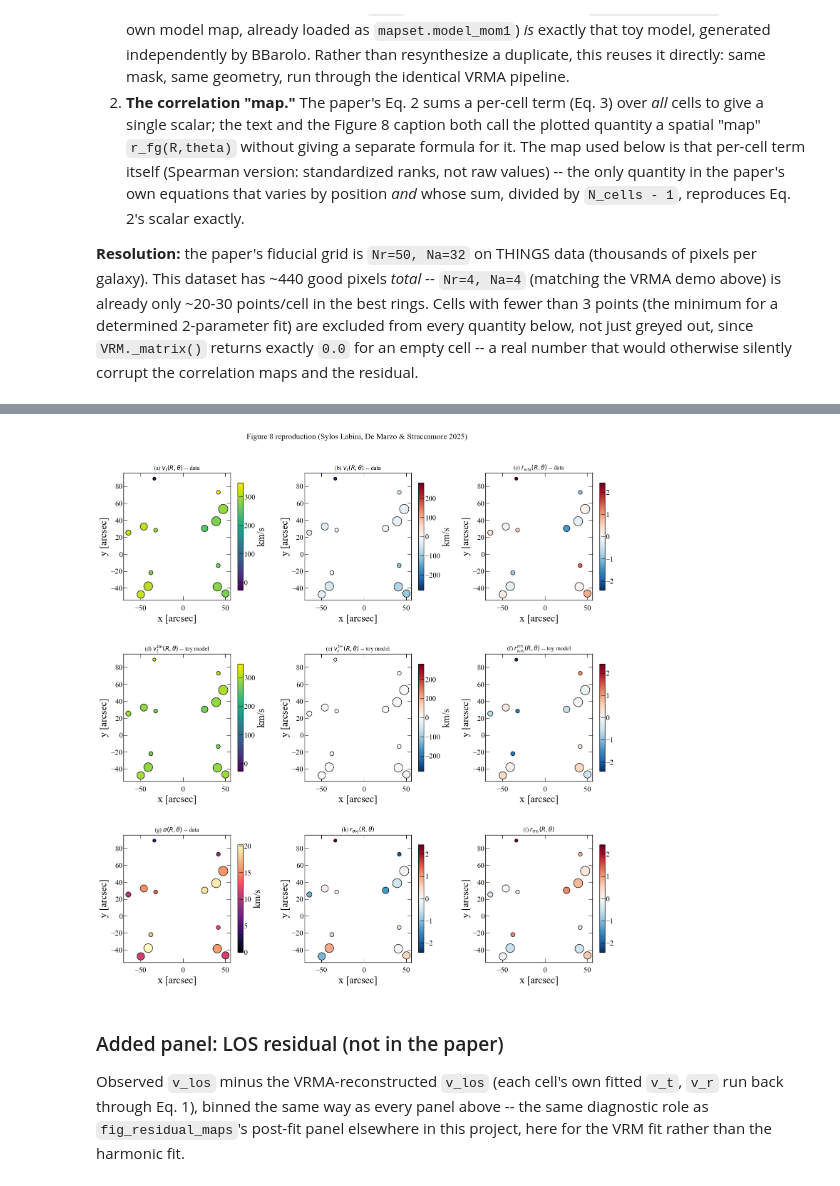
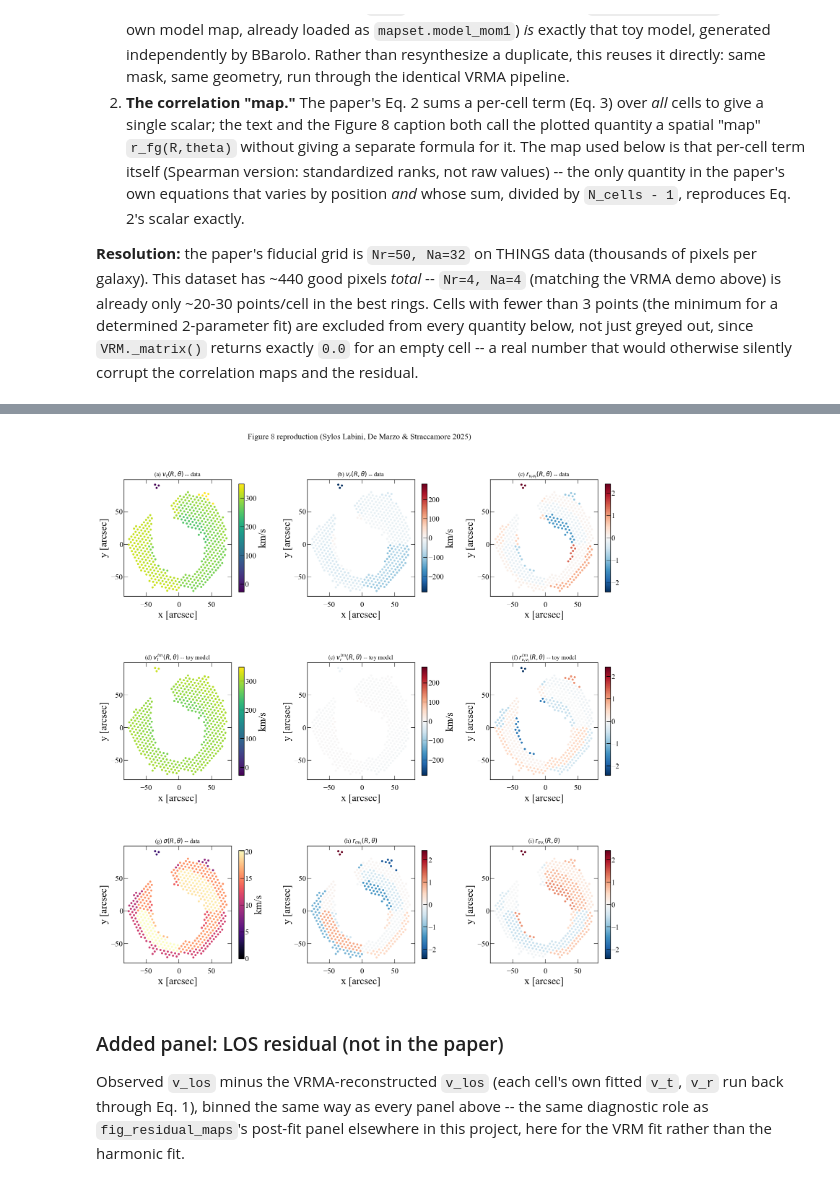
Before and after one commit to Suvajit-Sardar/SM_harmonic_fit, a Jupyter notebook: vrm_pipeline.ipynb, the cells around one changed output, grey strips where cells are left out. Saved outputs shown, nothing was run; the diff lists cells and outputs as text; code cells hidden in the pictures.

```diff
--- a/vrm_pipeline.ipynb
+++ b/vrm_pipeline.ipynb
@@ -279,57 +289,35 @@ Table length=16
 | 3 | 1 | 3 | -27.56942620765676 | -281.11849457153596 | 318.4129973588124 | -19.38225229465712 | 4.093308210372925 | 5.4214601732383016e-05 |
 | 3 | 2 | 0 | nan | nan | nan | nan | nan | nan |
 | 3 | 3 | 0 | nan | nan | nan | nan | nan | nan |
-# %%
-def _map_panel(ax, t, field, cmap, vlim, title, cbar_label):
-    # Maps in this paper are plotted in the (deprojected) plane of the
-    # galaxy -- Cartesian x = R*cos(theta), y = R*sin(theta), a face-on view
-    # -- not on polar axes.
-    x = np.asarray(t["r_arcsec_mean"]) * np.cos(np.asarray(t["theta_mean"]))
-    y = np.asarray(t["r_arcsec_mean"]) * np.sin(np.asarray(t["theta_mean"]))
-    n = np.asarray(t["n_points"])
-    reliable = n >= 3
-    vals = np.asarray(t[field])
-    ax.scatter(x[~reliable & np.isfinite(vals)], y[~reliable & np.isfinite(vals)],
-               s=20, c="lightgray", edgecolor="black", linewidth=0.4, zorder=2)
-    sc = ax.scatter(x[reliable], y[reliable],
-                     c=vals[reliable], s=25 + 5 * n[reliable], cmap=cmap,
-                     vmin=vlim[0], vmax=vlim[1], edgecolor="black", zorder=3)
-    ax.set_title(title, fontsize=12)
-    ax.set_xlabel("x [arcsec]")
-    ax.set_ylabel("y [arcsec]")
-    ax.set_aspect("equal")
-    plt.colorbar(sc, ax=ax, fraction=0.045, pad=0.06, label=cbar_label)
-    return sc
-
-
-t = fig8["table"]
-v_t_all = np.concatenate([np.asarray(t["v_t"]), np.asarray(t["v_t_tm"])])
-v_t_lim = (np.nanmin(v_t_all), np.nanmax(v_t_all))
-v_r_lim_abs = np.nanmax(np.abs(np.concatenate([np.asarray(t["v_r"]), np.asarray(t["v_r_tm"])])))
-r_lim_abs = np.nanmax(np.abs(np.concatenate([
-    np.asarray(t["r_vtvr"]), np.asarray(t["r_vtvr_tm"]), np.asarray(t["r_sigma_vt"]), np.asarray(t["r_sigma_vr"]),
-])))
-sigma_lim = (0, np.nanmax(np.asarray(t["sigma_mean"])))
-
-fig, axes = plt.subplots(3, 3, figsize=(15, 16))
-
-_map_panel(axes[0, 0], t, "v_t", "viridis", v_t_lim, "(a) $v_t(R,\\theta)$ -- data", "km/s")
-_map_panel(axes[0, 1], t, "v_r", "RdBu_r", (-v_r_lim_abs, v_r_lim_abs), "(b) $v_r(R,\\theta)$ -- data", "km/s")
-_map_panel(axes[0, 2], t, "r_vtvr", "RdBu_r", (-r_lim_abs, r_lim_abs), "(c) $r_{v_rv_t}(R,\\theta)$ -- data", "")
-
-_map_panel(axes[1, 0], t, "v_t_tm", "viridis", v_t_lim, "(d) $v_t^{tm}(R,\\theta)$ -- toy model", "km/s")
-_map_panel(axes[1, 1], t, "v_r_tm", "RdBu_r", (-v_r_lim_abs, v_r_lim_abs), "(e) $v_r^{tm}(R,\\theta)$ -- toy model", "km/s")
-_map_panel(axes[1, 2], t, "r_vtvr_tm", "RdBu_r", (-r_lim_abs, r_lim_abs), "(f) $r^{tm}_{v_rv_t}(R,\\theta)$ -- toy model", "")
-
-_map_panel(axes[2, 0], t, "sigma_mean", "magma", sigma_lim, "(g) $\\sigma(R,\\theta)$ -- data", "km/s")
-_map_panel(axes[2, 1], t, "r_sigma_vt", "RdBu_r", (-r_lim_abs, r_lim_abs), "(h) $r_{\\sigma v_t}(R,\\theta)$", "")
-_map_panel(axes[2, 2], t, "r_sigma_vr", "RdBu_r", (-r_lim_abs, r_lim_abs), "(i) $r_{\\sigma v_r}(R,\\theta)$", "")
-
-fig.suptitle("Figure 8 reproduction (Sylos Labini, De Marzo & Straccamore 2025)", fontsize=16, y=0.995)
-fig.tight_layout()
-None
-# %% [output]
-[figure, removed]
+# %%
+t = fig8["table"]
+v_t_all = np.concatenate([np.asarray(t["v_t"]), np.asarray(t["v_t_tm"])])
+v_t_lim = (np.nanmin(v_t_all), np.nanmax(v_t_all))
+v_r_lim_abs = np.nanmax(np.abs(np.concatenate([np.asarray(t["v_r"]), np.asarray(t["v_r_tm"])])))
+r_lim_abs = np.nanmax(np.abs(np.concatenate([
+    np.asarray(t["r_vtvr"]), np.asarray(t["r_vtvr_tm"]), np.asarray(t["r_sigma_vt"]), np.asarray(t["r_sigma_vr"]),
+])))
+sigma_lim = (0, np.nanmax(np.asarray(t["sigma_mean"])))
+
+fig, axes = plt.subplots(3, 3, figsize=(15, 16))
+
+_map_panel(axes[0, 0], fig8, "v_t", "viridis", v_t_lim, "(a) $v_t(R,\\theta)$ -- data", "km/s")
+_map_panel(axes[0, 1], fig8, "v_r", "RdBu_r", (-v_r_lim_abs, v_r_lim_abs), "(b) $v_r(R,\\theta)$ -- data", "km/s")
+_map_panel(axes[0, 2], fig8, "r_vtvr", "RdBu_r", (-r_lim_abs, r_lim_abs), "(c) $r_{v_rv_t}(R,\\theta)$ -- data", "")
+
+_map_panel(axes[1, 0], fig8, "v_t_tm", "viridis", v_t_lim, "(d) $v_t^{tm}(R,\\theta)$ -- toy model", "km/s")
+_map_panel(axes[1, 1], fig8, "v_r_tm", "RdBu_r", (-v_r_lim_abs, v_r_lim_abs), "(e) $v_r^{tm}(R,\\theta)$ -- toy model", "km/s")
+_map_panel(axes[1, 2], fig8, "r_vtvr_tm", "RdBu_r", (-r_lim_abs, r_lim_abs), "(f) $r^{tm}_{v_rv_t}(R,\\theta)$ -- toy model", "")
+
+_map_panel(axes[2, 0], fig8, "sigma_mean", "magma", sigma_lim, "(g) $\\sigma(R,\\theta)$ -- data", "km/s")
+_map_panel(axes[2, 1], fig8, "r_sigma_vt", "RdBu_r", (-r_lim_abs, r_lim_abs), "(h) $r_{\\sigma v_t}(R,\\theta)$", "")
+_map_panel(axes[2, 2], fig8, "r_sigma_vr", "RdBu_r", (-r_lim_abs, r_lim_abs), "(i) $r_{\\sigma v_r}(R,\\theta)$", "")
+
+fig.suptitle("Figure 8 reproduction (Sylos Labini, De Marzo & Straccamore 2025)", fontsize=16, y=0.995)
+fig.tight_layout()
+None
+# %% [output]
+[figure, added]
 # %% [markdown]
 ### Added panel: LOS residual (not in the paper)
 
```
Also changed, not shown: parts of 3 cells of this notebook, 2 other files.
